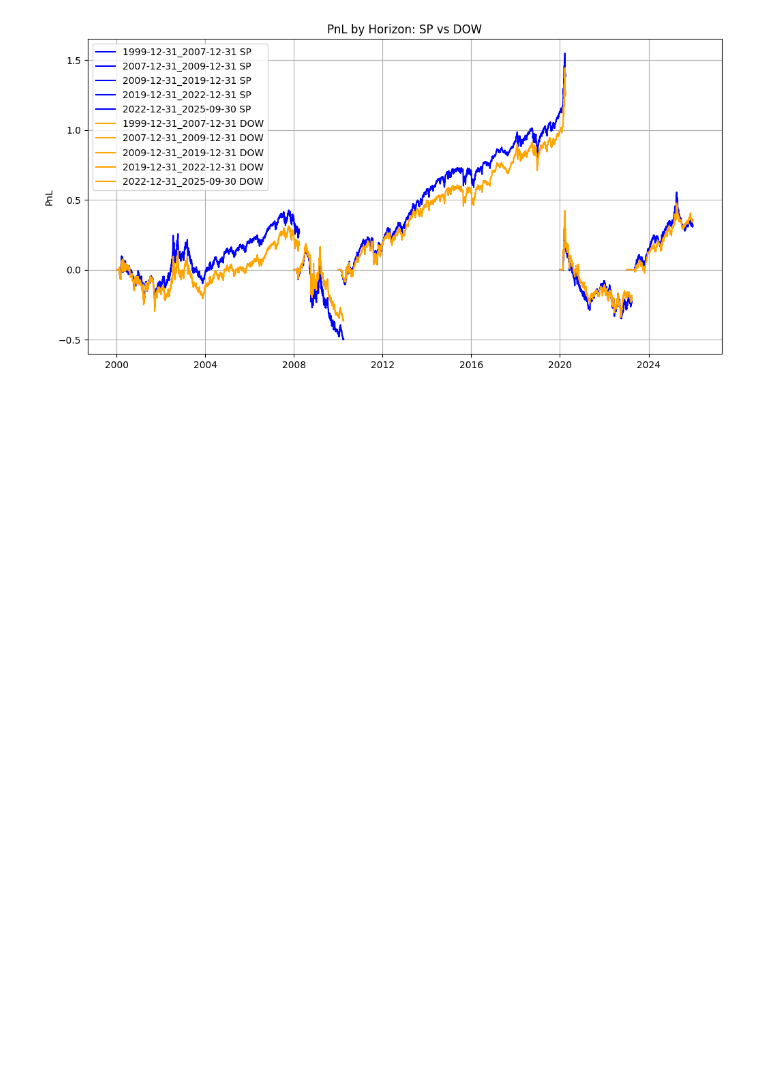
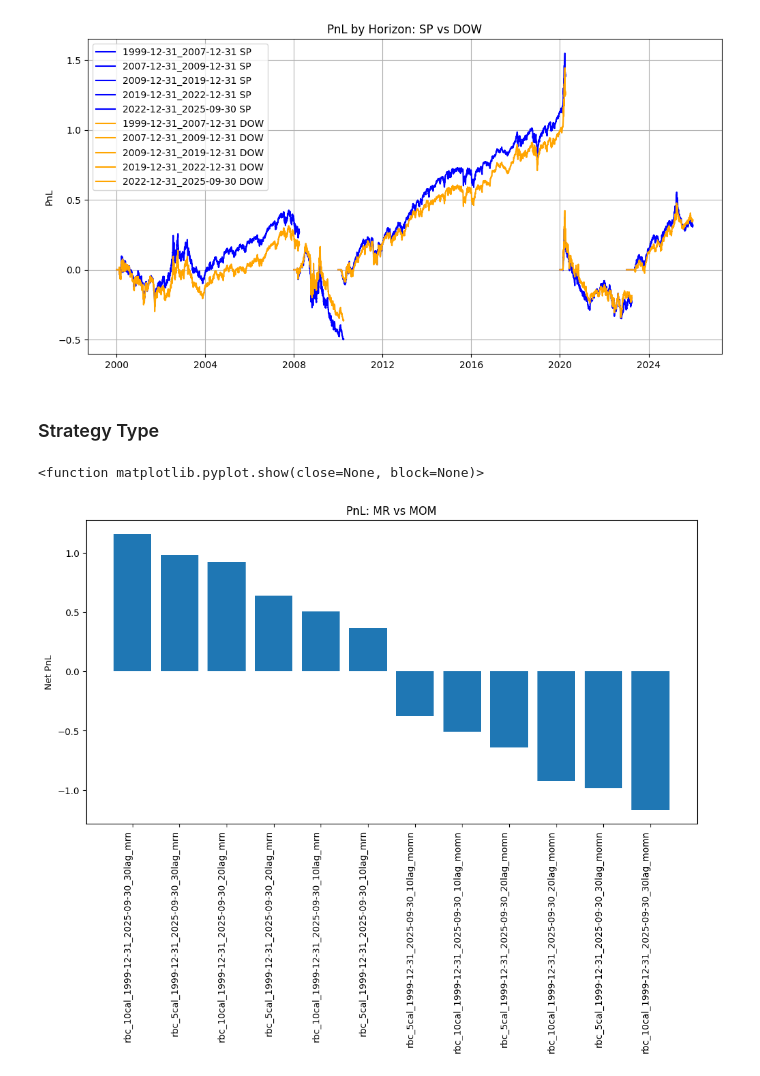
Before and after one commit to afoster28/dsge_trading, a Jupyter notebook: Model/DSGE_Strategy_v6.ipynb, the cells around one changed output. Drawn from its saved outputs; the diff is of its cells as text; code cells hidden in the pictures; blank space fills up the shorter version.

Commit message:
Finished results and conclusion

```diff
--- a/Model/DSGE_Strategy_v6.ipynb
+++ b/Model/DSGE_Strategy_v6.ipynb
@@ -507,14 +507,14 @@ data_10y_19991231_20250930 = Data(10, "1999-12-31", "2025-09-30")
 #     data_20y_19991231_20250930.holidays
 # )
 # %%
-rbc = Model(
-    "rbc",
-    data_10y_19991231_20250930.prod,
-    data_10y_19991231_20250930.gdp,
-    [data_10y_19991231_20250930.asset_sp500],
-    ["SP"],
-    data_10y_19991231_20250930.holidays
-)
+# rbc = Model(
+#     "rbc",
+#     data_10y_19991231_20250930.prod,
+#     data_10y_19991231_20250930.gdp,
+#     [data_10y_19991231_20250930.asset_sp500],
+#     ["SP"],
+#     data_10y_19991231_20250930.holidays
+# )
 
-# signals = rbc.generate_signals(10, dt.date(1999, 12, 31), dt.date(2025, 9, 30), 1, False, show_irf=True)
-signals = rbc.generate_signals(10, dt.date(1999, 12, 31), dt.date(2025, 9, 30), 1, False)
+# # signals = rbc.generate_signals(10, dt.date(1999, 12, 31), dt.date(2025, 9, 30), 1, False, show_irf=True)
+# signals = rbc.generate_signals(10, dt.date(1999, 12, 31), dt.date(2025, 9, 30), 1, False)
@@ -539,4 +521,4 @@ Current period realised value as of 2025-09-30: 0.00031
 # %%
-# strategy = rbc.run_strategy(signals, 10, dt.date(1999, 12, 31), dt.date(2025, 9, 30), show_pos=True)
-strategy = rbc.run_strategy(signals, 10, dt.date(1999, 12, 31), dt.date(2025, 9, 30))
+# # strategy = rbc.run_strategy(signals, 10, dt.date(1999, 12, 31), dt.date(2025, 9, 30), show_pos=True)
+# strategy = rbc.run_strategy(signals, 10, dt.date(1999, 12, 31), dt.date(2025, 9, 30))
 # %%
@@ -1298,3 +1247,21 @@ plt.title("PnL by Horizon: SP vs DOW")
 plt.show()
 # %% [output]
 [figure]
+# %% [markdown]
+### Strategy Type
+# %%
+data_bar = main_results_sorted["1999-12-31_2025-09-30"]["pnls_spn_sorted"]
+data_bar = [d for d in data_bar if "lev" not in d[0] and "dd" not in d[0] and "bh" not in d[0]]
+labels = [row[0] for row in data_bar]
+values = [row[1] for row in data_bar]
+
+plt.figure(figsize=(12, 6))
+plt.bar(labels, values)
+
+plt.xticks(rotation=90, ha='right')
+plt.ylabel("Net PnL")
+plt.title("PnL: MR vs MOM")
+plt.show
+# %% [output]
+<function matplotlib.pyplot.show(close=None, block=None)>
+[figure, added]
```
Also changed, not shown: parts of 20 cells of this notebook, 8 other files.
